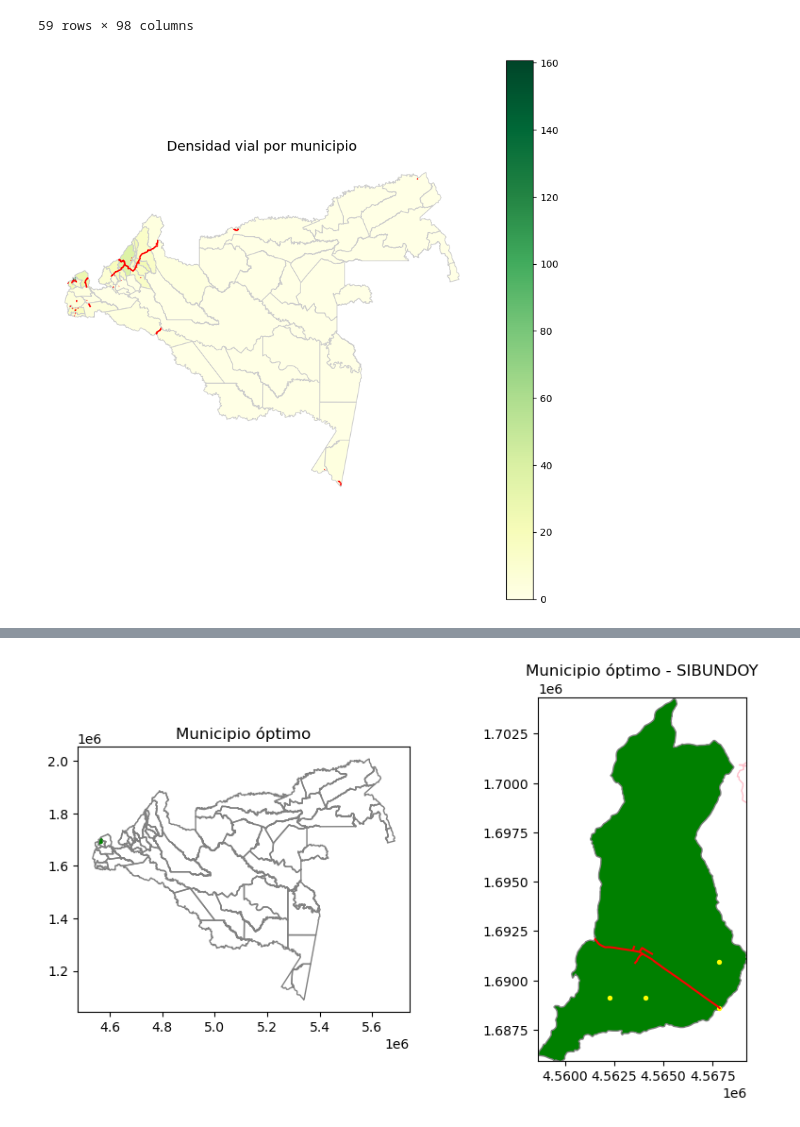
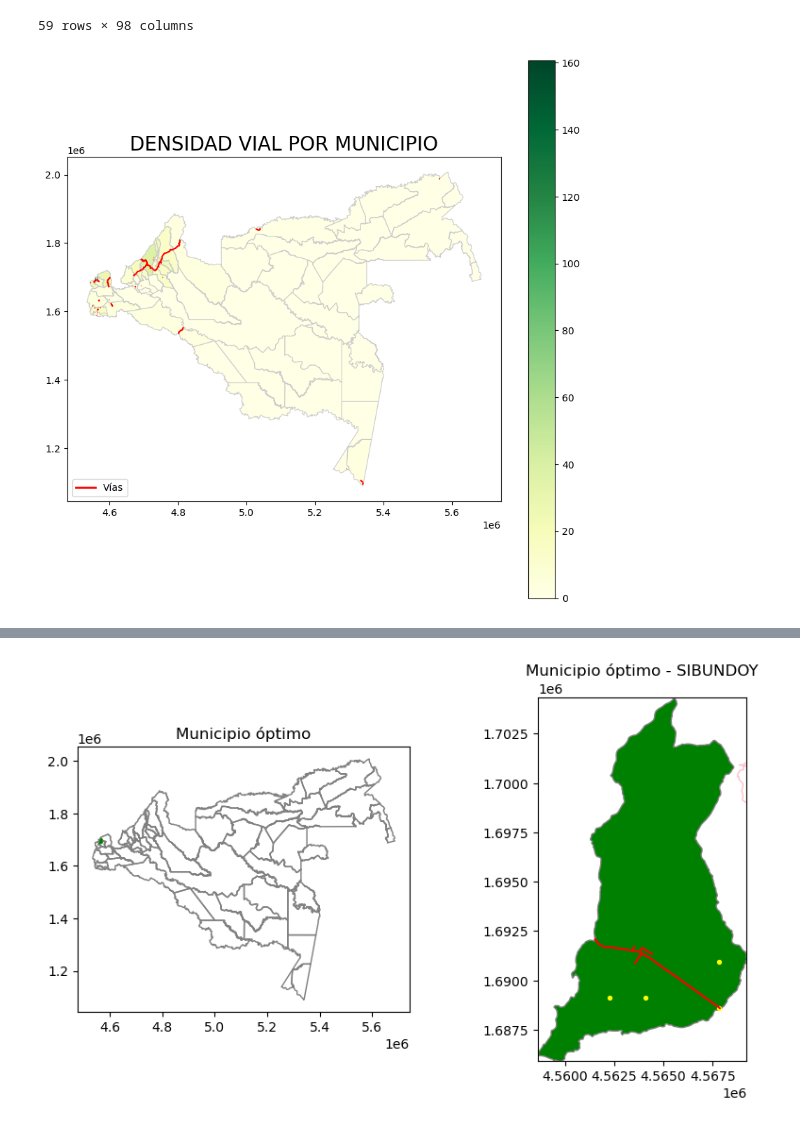
Before and after one commit to NataliaGHz/workshop6, a Jupyter notebook: workshop6.ipynb, the cells around one changed output, grey strips where cells are left out. Saved outputs shown, nothing was run; the diff lists cells and outputs as text; code cells hidden in the pictures.

```diff
--- a/workshop6.ipynb
+++ b/workshop6.ipynb
@@ -238,22 +270,32 @@ gdf_mun_amz
 | 58 | 95 | 95200 | MIRAFLORES | 95200 | 2018 | 1.280808e+10 | 1.363975 | -72.018110 | 2539.0 | ... |
 59 rows × 98 columns
 # %%
+from matplotlib.lines import Line2D
 # Crear el mapa
 fig, ax = plt.subplots(1, 1, figsize=(10, 10))
 
 # Dibujar el mapa de coropletas
 gdf_mun_amz.plot(column="vias_km2",
                  cmap="YlGn",
                  linewidth=0.8,
                  edgecolor="0.8",
                  legend=True,
                  ax=ax)
 vias_en_mun.plot(ax=ax, edgecolor='red');
 # 4. Títulos y estilo
-ax.set_title("Densidad vial por municipio", fontsize=14)
-ax.axis("off")
+ax.set_title("DENSIDAD VIAL POR MUNICIPIO", fontsize=20)
+ax.axis("on")
+
+# Agregar grilla
+ax.grid(True, which='both', linestyle='', linewidth=0.5)
+
+# Crear leyenda manual para las vías
+leyenda_vias = [Line2D([0], [0], color='red', lw=2, label='Vías')]
+
+# Mostrar leyenda
+ax.legend(handles=leyenda_vias, loc='lower left')
 
 plt.show()
 # %% [output]
-[figure, old version]
+[figure, new version]
 # %% [markdown]
```
Also changed, not shown: parts of 48 cells of this notebook.
